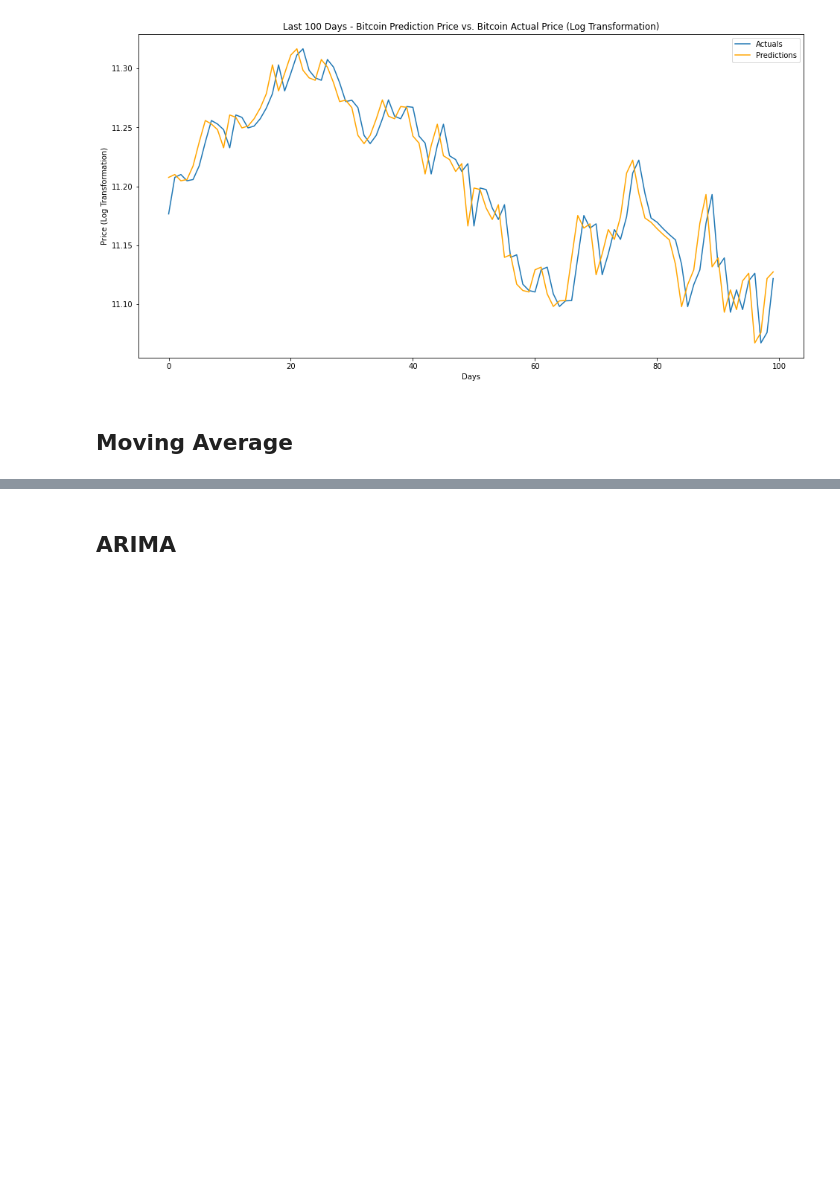
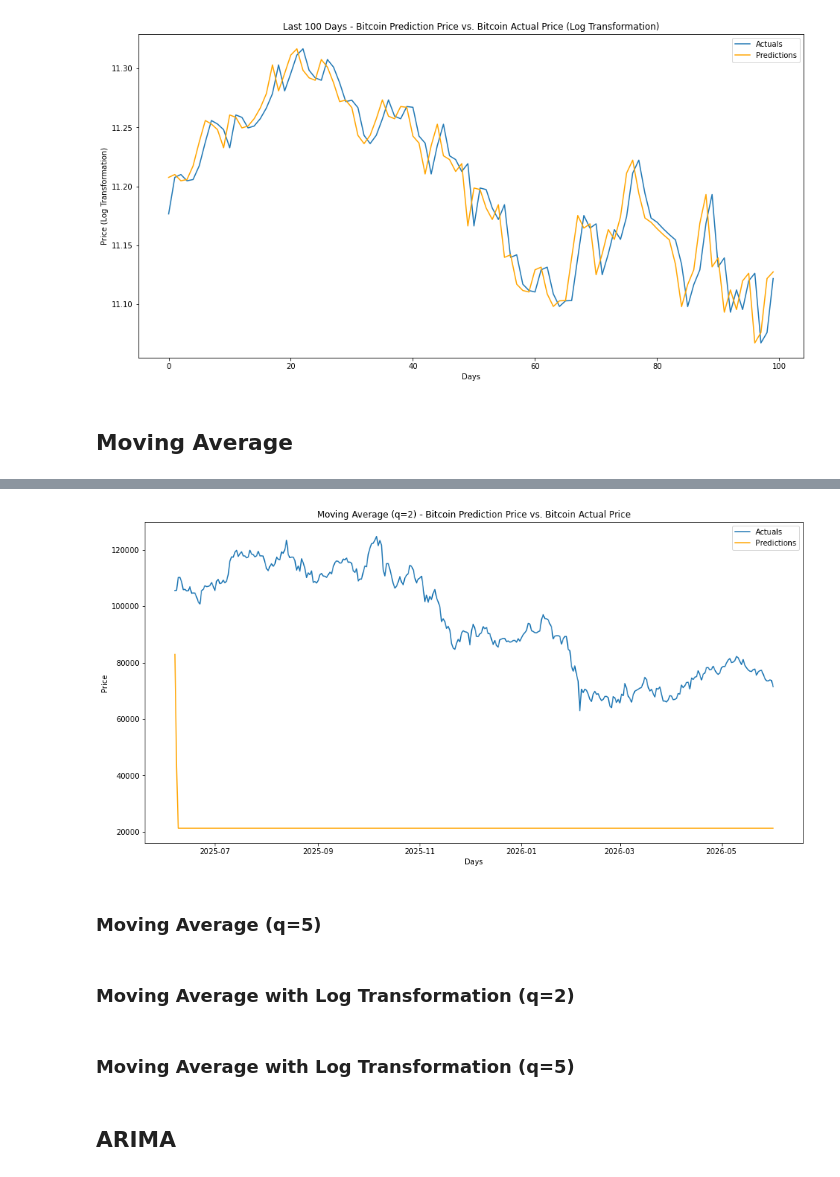
Before and after one commit to keithotuomagie/bitcoin_ts, a Jupyter notebook: notebook.ipynb, the cells around one changed output, grey strips where cells are left out. Drawn from its saved outputs; the diff is of its cells as text; code cells hidden in the pictures; blank space fills up the shorter version.

Commit message:
Modeling | Moving Average

```diff
--- a/notebook.ipynb
+++ b/notebook.ipynb
@@ -531,0 +625,12 @@ plt.show()
+# %%
+# Creating the train and test set for the 'Bitcoin Moving Average (q=2)' dataframe
+
+bitcoin_df_ma_2_train, bitcoin_df_ma_2_test, bitcoin_df_ma_2_train_idx, bitcoin_df_ma_2_test_idx = moving_average_train_test(bitcoin_df_ma_2)
+# %%
+# Creating ARIMA model for the 'Bitcoin Moving Average (q=2)' dataframe
+
+arima_ma_2 = ARIMA(bitcoin_df_ma_2_train, order=(0,0,2))
+# %%
+# Fit the model to the 'Bitcoin Moving Average (q=2)' data
+
+arima_ma_2_result = arima_ma_2.fit()
@@ -532,3 +662,30 @@ plt.show()
+# %%
+# Using the ARIMA Moving Average (q=2) Model to forecast
+
+prediction_result_arima_ma_2 = arima_ma_2_result.forecast(steps=360)
+# %%
+# Plotting the predictions, or 'X_test_naive', against the actual results, or 'y_test_naive'
+
+# Examining a plot of the last 100 observations
+
+plt.figure(figsize=(16,8)) # Width, Height in Inches
+
+plt.plot(bitcoin_df_ma_2_test, label='Actuals') # Can also use 'y_test_naive[260:360]' to examine the last 100 observations
+plt.plot(prediction_result_arima_ma_2, color='orange', label='Predictions') # Can also use 'X_test_naive[260:360]' to examine the last 100 observations
+
+plt.title("Moving Average (q=2) - Bitcoin Prediction Price vs. Bitcoin Actual Price")
+plt.xlabel("Days")
+plt.ylabel("Price")
+plt.legend()
+plt.show()
+# %% [output]
+[figure, added]
+# %% [markdown]
+### Moving Average (q=5) ###
+# %% [markdown]
+### Moving Average with Log Transformation (q=2) ###
+# %% [markdown]
+### Moving Average with Log Transformation (q=5) ###
 # %% [markdown]
 ## ARIMA ##
 # %% [markdown]
```
Also changed, not shown: parts of 10 cells of this notebook.
